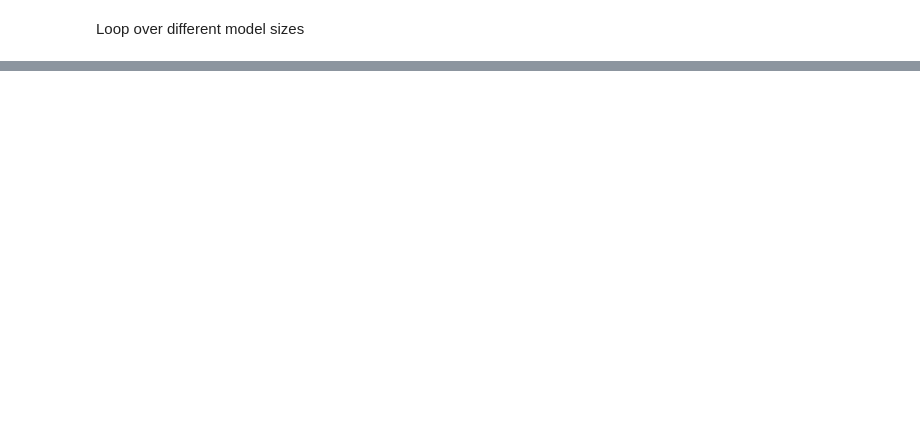
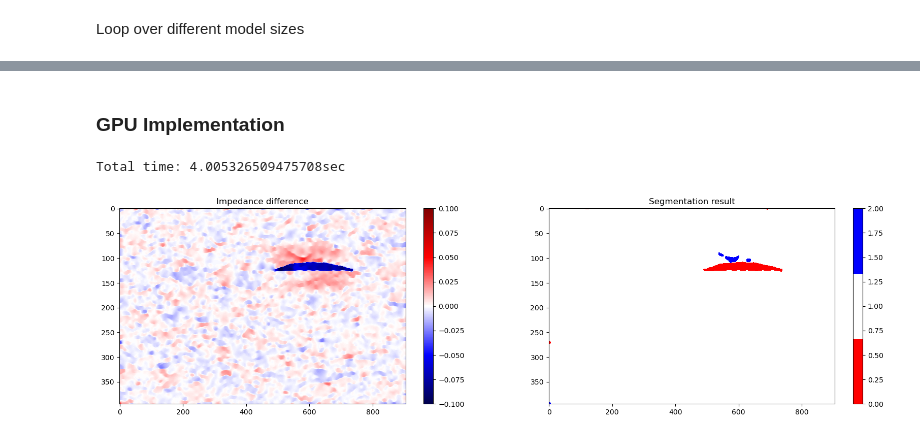
Before and after one commit to DIG-Kaust/HPC_Hackathon_DIG, a Jupyter notebook: Segmentation_examples-final.ipynb, the cells around one changed output, grey strips where cells are left out. Cells and saved outputs as stored; diff of their text form; code cells hidden in the pictures; blank space fills up the shorter version.

```diff
--- a/Segmentation_examples-final.ipynb
+++ b/Segmentation_examples-final.ipynb
@@ -565,0 +300,29 @@ Elapsed time naive: 7 ± 0 ms
+# %% [markdown]
+### GPU Implementation
+# %%
+colors = [(1, 0, 0), (142, 142, 142), (0, 0, 1)]
+cmap = LinearSegmentedColormap.from_list('segm', colors, N=3)
+cl = np.array([-0.05, 0, 0.05])
+sigma = 1.
+alpha = 0.001
+
+start = time.time()
+segpd, segpd_classes = Segment_gpu(dif, cl, sigma, alpha, niter=50, show=False,
+                                   kwargs_simplex=dict(maxiter=10, call=False))
+end = time.time()
+
+print(f'Total time: {end - start}sec')
+
+fig, ax = plt.subplots(1, 2, figsize=(20, 5))
+im0 = ax[0].imshow(dif, cmap='seismic', vmin=-0.1, vmax=0.1)
+ax[0].axis('tight');
+ax[0].set_title('Impedance difference')
+im1 = ax[1].imshow(segpd_classes, cmap=cmap, vmin=0, vmax=2)
+ax[1].axis('tight');
+ax[1].set_title('Segmentation result')
+fig.colorbar(im0, ax=ax[0], orientation='vertical')
+fig.colorbar(im1, ax=ax[1], orientation='vertical')
+plt.show()
+# %% [output]
+Total time: 4.005326509475708sec
+[figure, added]
```
Also changed, not shown: parts of 66 cells of this notebook, 7 other files.
